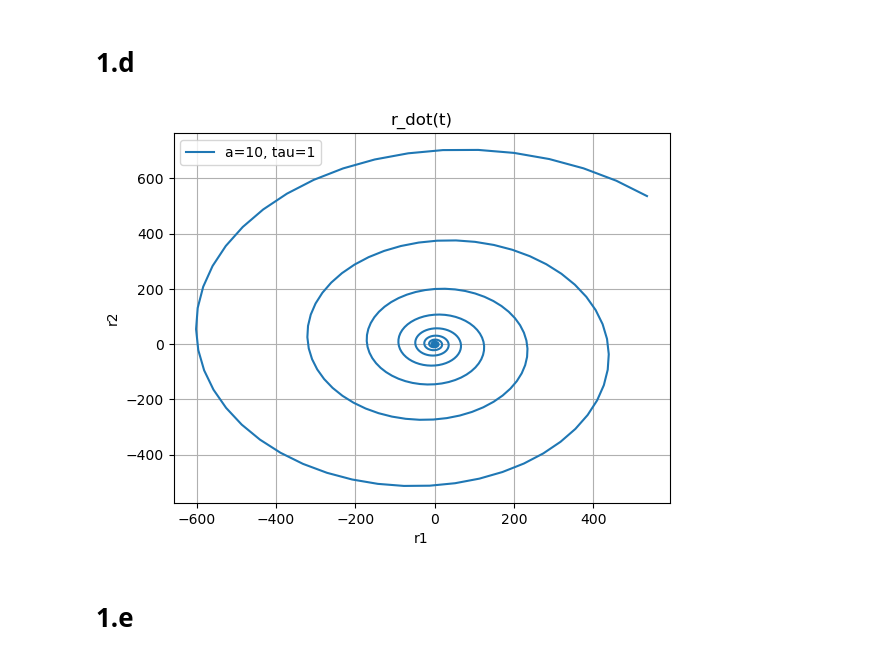
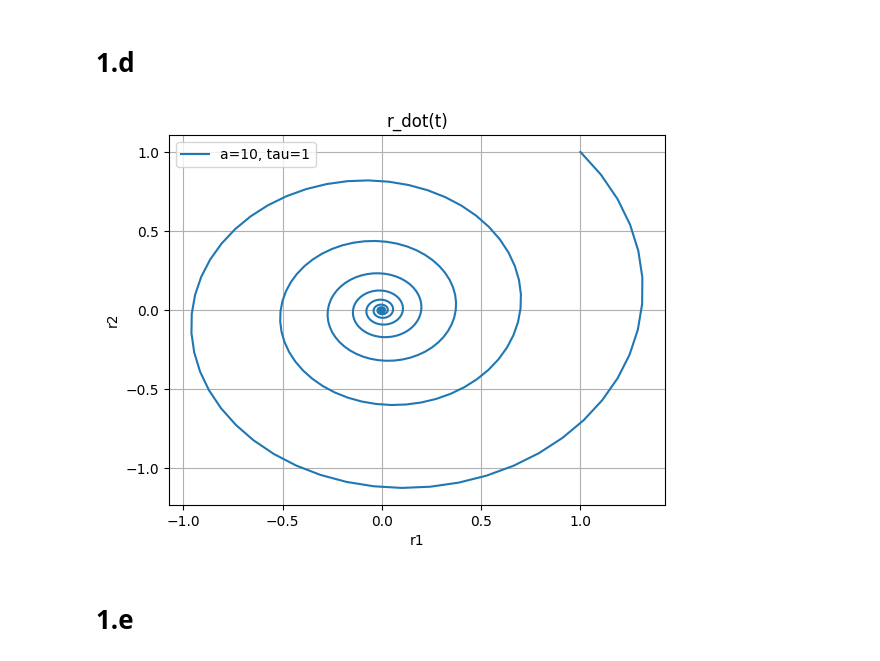
Before and after one commit to ImNotGone/NC_TP3, a Jupyter notebook: tp3.ipynb, the cells around one changed output. Drawn from its saved outputs; the diff is of its cells as text; code cells hidden in the pictures.

```diff
--- a/tp3.ipynb
+++ b/tp3.ipynb
@@ -32,32 +32,32 @@ $\dot{r}(t) = \frac{e^t}{\tau} \left( \cos(at) + \sin(at), \cos(at) - \sin(at) \
 # %%
 import numpy as np
 import matplotlib.pyplot as plt
 
 def n1(t, a, tau):
-    return (np.exp(t) * (np.cos(a*t) + np.sin(a*t)))/tau
+    return (np.exp(-t) * (np.cos(a*t) + np.sin(a*t)))/tau
 
 def n2(t, a, tau):
-    return (np.exp(t) * (np.cos(a*t) - np.sin(a*t)))/tau
+    return (np.exp(-t) * (np.cos(a*t) - np.sin(a*t)))/tau
 
 def r_dot(t, a, tau):
     return (n1(t, a, tau), n2(t, a, tau))
 
 # Plot de r_dot(t)
 # t e [0, 2*pi], a=10, tau=1
 a = 10
 tau = 1
 t_values = np.linspace(0, 2*np.pi, 500)
 x, y = r_dot(t_values, a, tau)
 plt.plot(x, y, label=f'a={a}, tau={tau}')
 plt.xlabel('r1')
 plt.ylabel('r2')
 plt.title('r_dot(t)')
 plt.legend()
 
 plt.grid(True)
 plt.show()
 # %% [output]
-[figure, old version]
+[figure, new version]
 # %% [markdown]
 # 1.e
 # %%
```
Also changed, not shown: parts of 1 cell of this notebook.
